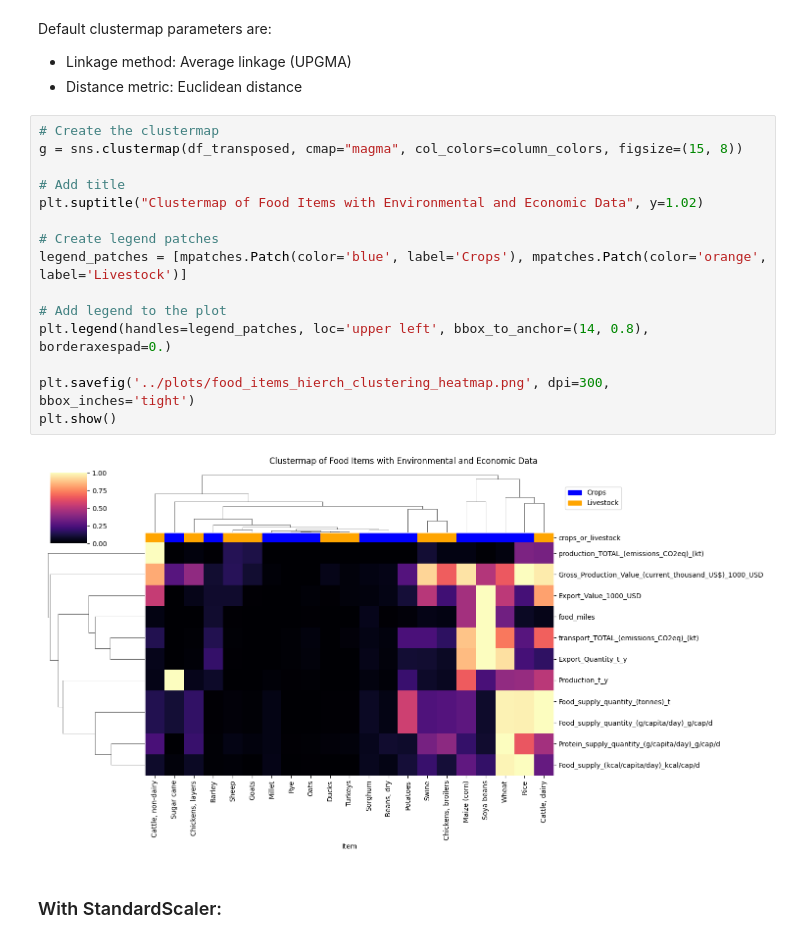
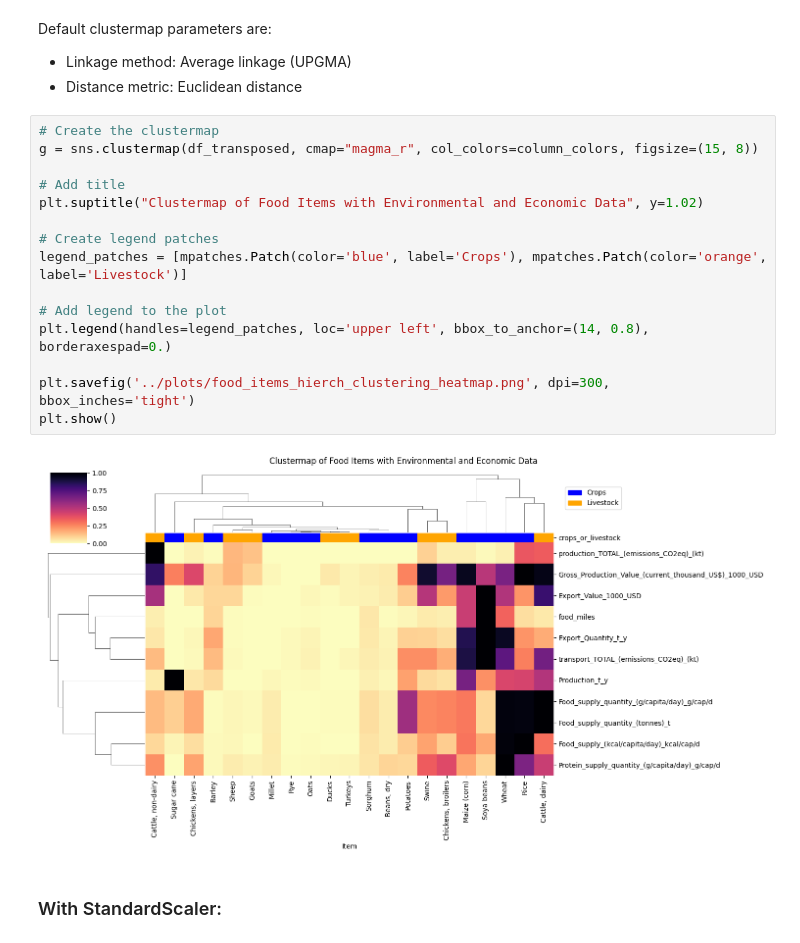
Before and after one commit to ezemriv/FAO-Food-CO2-Footprint, a Jupyter notebook: full_food_dataset_creation/02_Hierach_clustering_food_items.ipynb, the cells around one changed output. Cells and saved outputs as stored; diff of their text form.

Commit message:
color palettes

```diff
--- a/full_food_dataset_creation/02_Hierach_clustering_food_items.ipynb
+++ b/full_food_dataset_creation/02_Hierach_clustering_food_items.ipynb
@@ -94,21 +94,21 @@ Default clustermap parameters are:
 - Distance metric: Euclidean distance
 # %%
 # Create the clustermap
-g = sns.clustermap(df_transposed, cmap="magma", col_colors=column_colors, figsize=(15, 8))
+g = sns.clustermap(df_transposed, cmap="magma_r", col_colors=column_colors, figsize=(15, 8))
 
 # Add title
 plt.suptitle("Clustermap of Food Items with Environmental and Economic Data", y=1.02)
 
 # Create legend patches
 legend_patches = [mpatches.Patch(color='blue', label='Crops'), mpatches.Patch(color='orange', label='Livestock')]
 
 # Add legend to the plot
 plt.legend(handles=legend_patches, loc='upper left', bbox_to_anchor=(14, 0.8), borderaxespad=0.)
 
 plt.savefig('../plots/food_items_hierch_clustering_heatmap.png', dpi=300, bbox_inches='tight')
 plt.show()
 # %% [output]
-[figure, old version]
+[figure, new version]
 # %% [markdown]
 ### With StandardScaler:
 # %%
```
Also changed, not shown: 7 other files.
